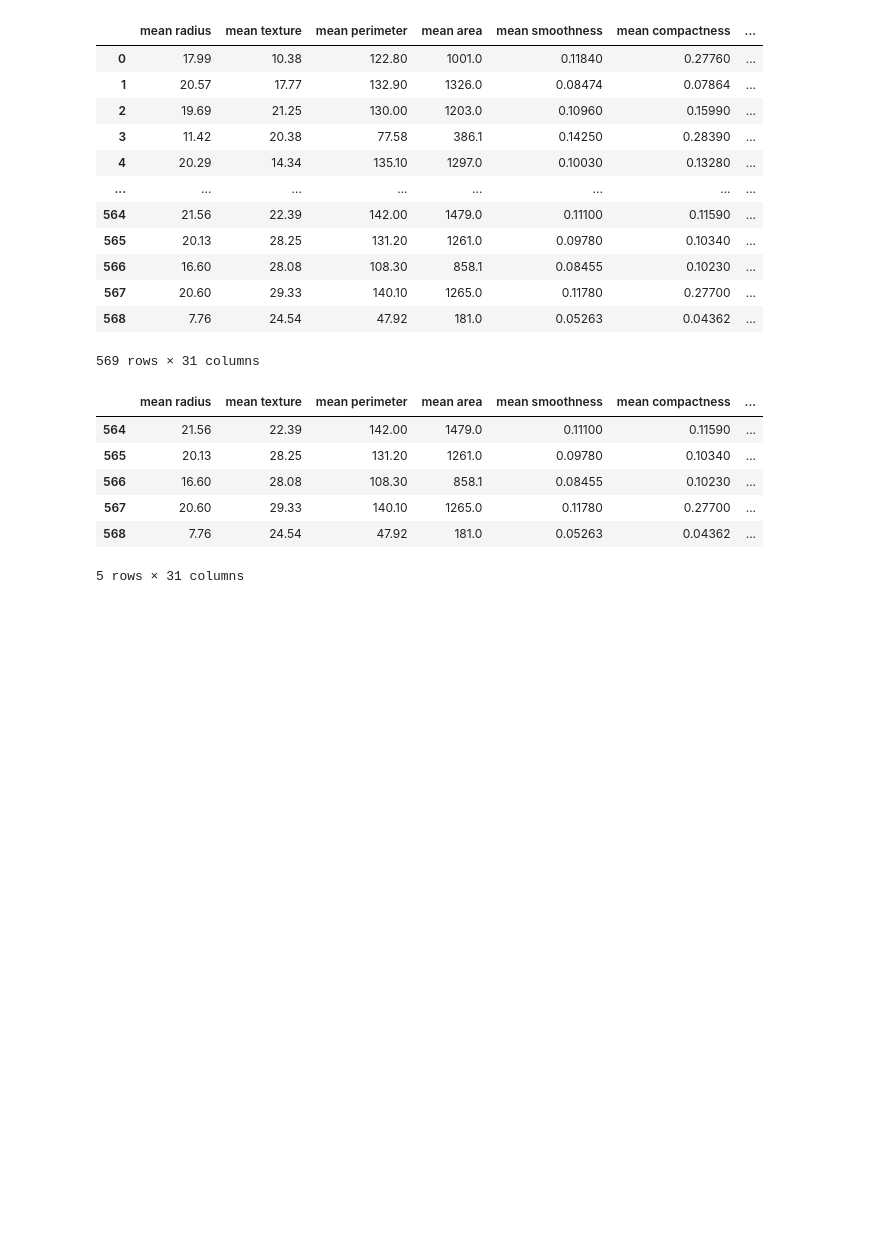
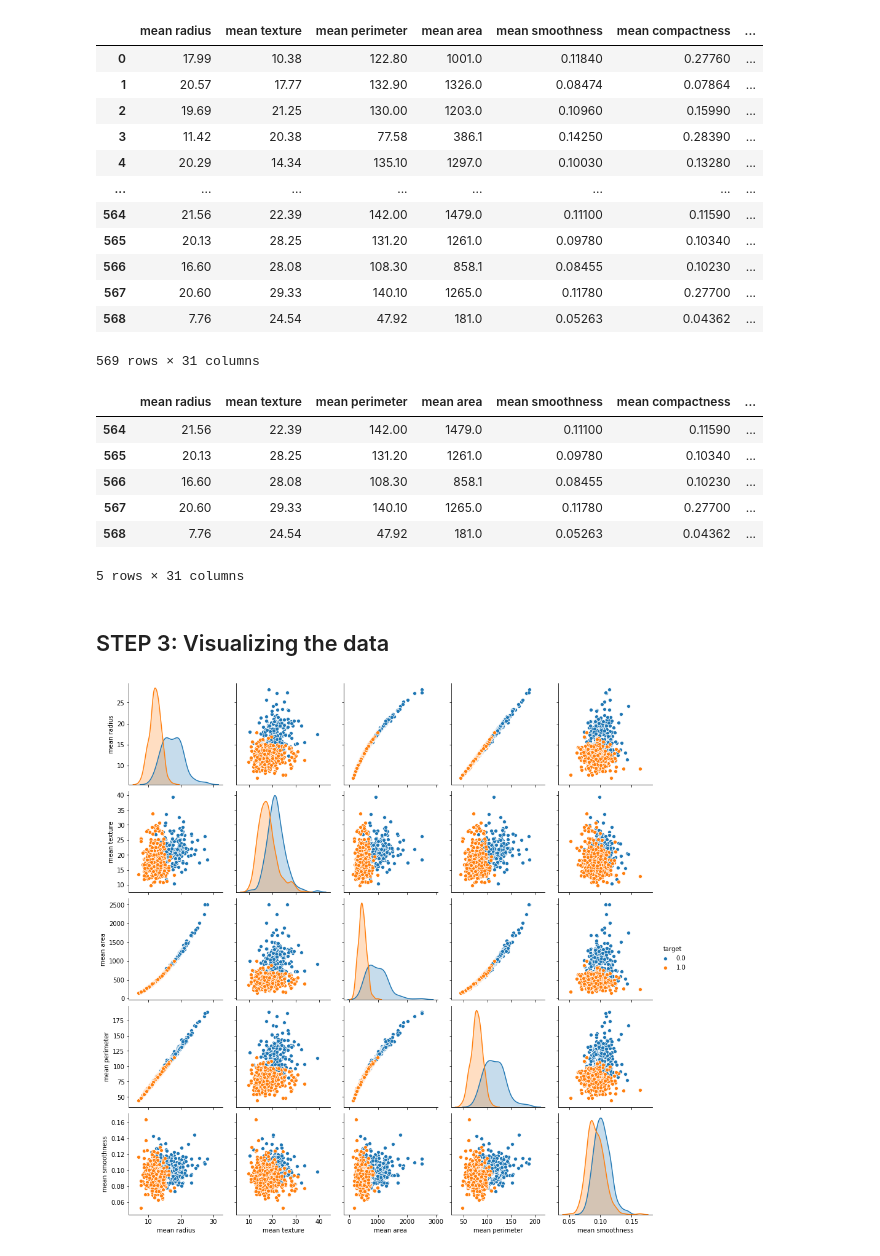
Before and after one commit to nahaktarun/Breast-cancer-classification, a Jupyter notebook: Breast-Cancer-Classification.ipynb, the cells around one changed output. Drawn from its saved outputs; the diff is of its cells as text; code cells hidden in the pictures; blank space fills up the shorter version.

Commit message:
added plotting for EDA i.e feature engineering by ploting scatterplot, heatmap,pairplot, countplot

```diff
--- a/Breast-Cancer-Classification.ipynb
+++ b/Breast-Cancer-Classification.ipynb
@@ -146,3 +146,10 @@ df_cancer.tail() # Last samples
 | 567 | 20.60 | 29.33 | 140.10 | 1265.0 | 0.11780 | 0.27700 | ... |
 | 568 | 7.76 | 24.54 | 47.92 | 181.0 | 0.05263 | 0.04362 | ... |
 5 rows × 31 columns
+# %% [markdown]
+## STEP 3: Visualizing the data
+# %%
+# Creating a pair plot using EDA show all the relations between
+sns.pairplot(df_cancer,hue = 'target',vars = ['mean radius', 'mean texture','mean area', 'mean perimeter', 'mean smoothness']);
+# %% [output]
+[figure, added]
```
Also changed, not shown: parts of 3 cells of this notebook.
